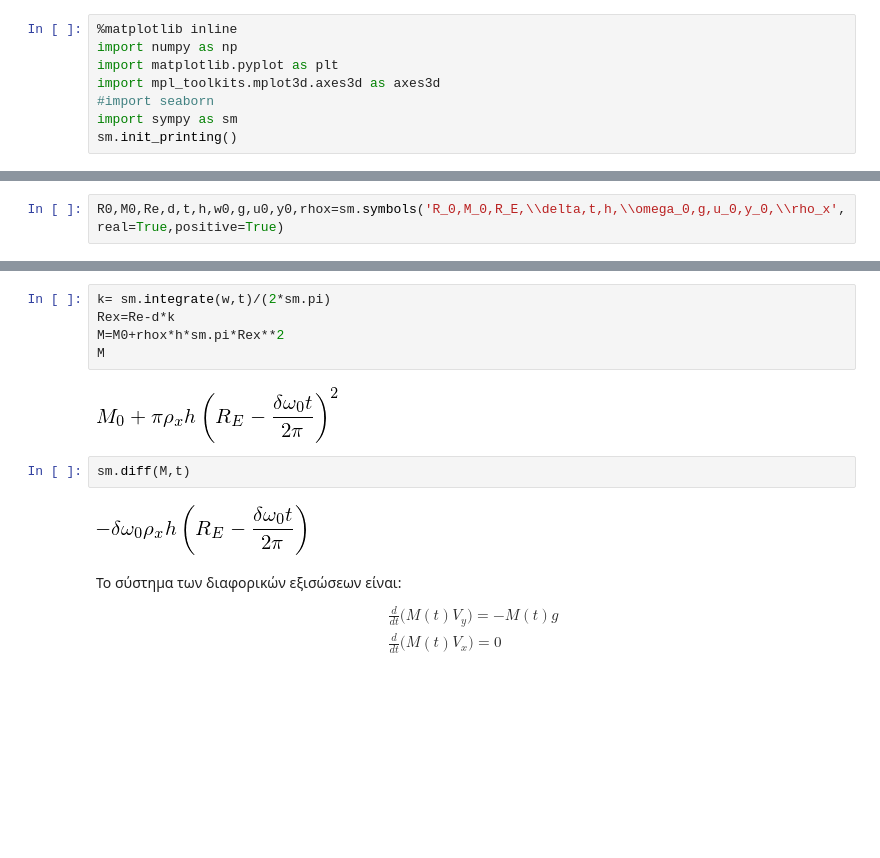
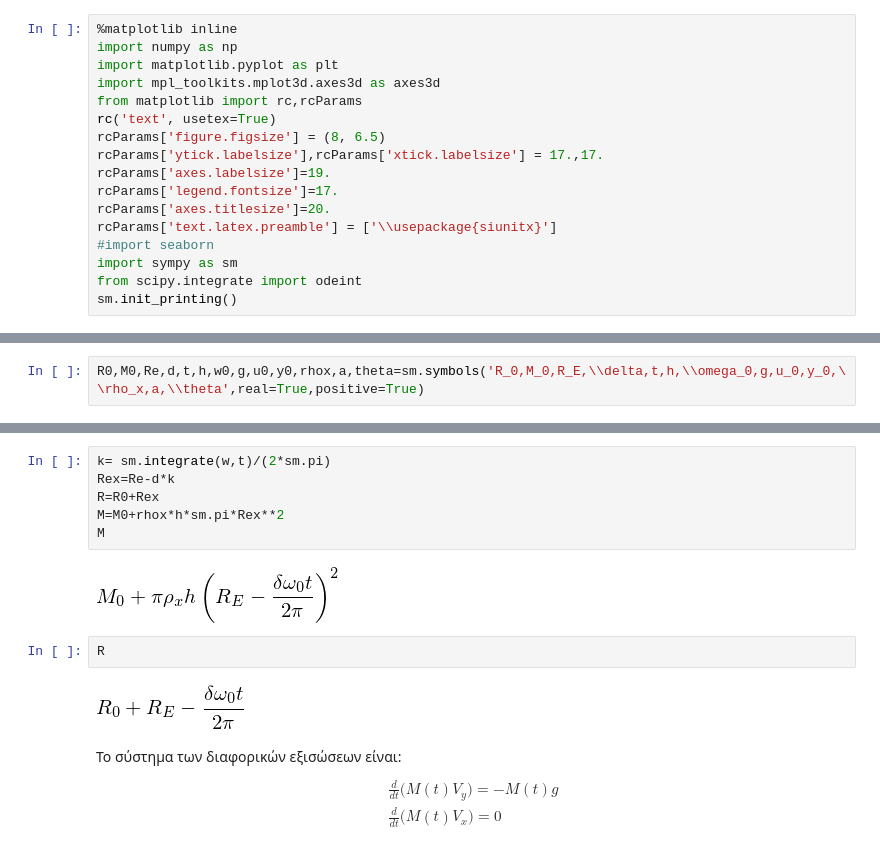
Before and after one commit to UoAACG/WorkshopNotebooks, a Jupyter notebook: Garcia.ipynb, the cells around one changed output, grey strips where cells are left out. Saved outputs shown, nothing was run; the diff lists cells and outputs as text; blank space fills up the shorter version.

```diff
--- a/Garcia.ipynb
+++ b/Garcia.ipynb
@@ -3,14 +3,23 @@
 import numpy as np
 import matplotlib.pyplot as plt
 import mpl_toolkits.mplot3d.axes3d as axes3d
+from matplotlib import rc,rcParams
+rc('text', usetex=True)
+rcParams['figure.figsize'] = (8, 6.5)
+rcParams['ytick.labelsize'],rcParams['xtick.labelsize'] = 17.,17.
+rcParams['axes.labelsize']=19.
+rcParams['legend.fontsize']=17.
+rcParams['axes.titlesize']=20.
+rcParams['text.latex.preamble'] = ['\\usepackage{siunitx}']
 #import seaborn
 import sympy as sm
+from scipy.integrate import odeint
 sm.init_printing()
 # %% [markdown]
 Κυλινδρικό ρολό χαρτί μήκους $h$ που αποτελείται από έναν πυρήνα ακτίνας $R_0$ και μάζας $M_0$ ξετυλίγειτε καθώς εκτοξέυεται απο ύψος $y_0$. Αρχικά το πάχος του ρολού είναι $R_E$ και το πάχος ενός φύλλου χαρτιού είναι $\delta$
 Υπολογίστε τη τρόχια του.
 # %%
-R0,M0,Re,d,t,h,w0,g,u0,y0,rhox=sm.symbols('R_0,M_0,R_E,\\delta,t,h,\\omega_0,g,u_0,y_0,\\rho_x',real=True,positive=True)
+R0,M0,Re,d,t,h,w0,g,u0,y0,rhox,a,theta=sm.symbols('R_0,M_0,R_E,\\delta,t,h,\\omega_0,g,u_0,y_0,\\rho_x,a,\\theta',real=True,positive=True)
 # %%
 Vx=sm.Function('V_x',real=True)(t)
 Vy=sm.Function('V_y',real=True)(t)
@@ -33,14 +42,15 @@ w=w0 #estw statheri gwniaki taxyttita
 # %%
 k= sm.integrate(w,t)/(2*sm.pi)
 Rex=Re-d*k
+R=R0+Rex
 M=M0+rhox*h*sm.pi*Rex**2
 M
 # %% [output]
 [figure]
-# %%
-sm.diff(M,t)
-# %% [output]
-[figure, removed]
+# %%
+R
+# %% [output]
+[figure, added]
 # %% [markdown]
 Το σύστημα των διαφορικών εξισώσεων είναι:
 \begin{align}
```
Also changed, not shown: parts of 38 cells of this notebook, 5 other files.
